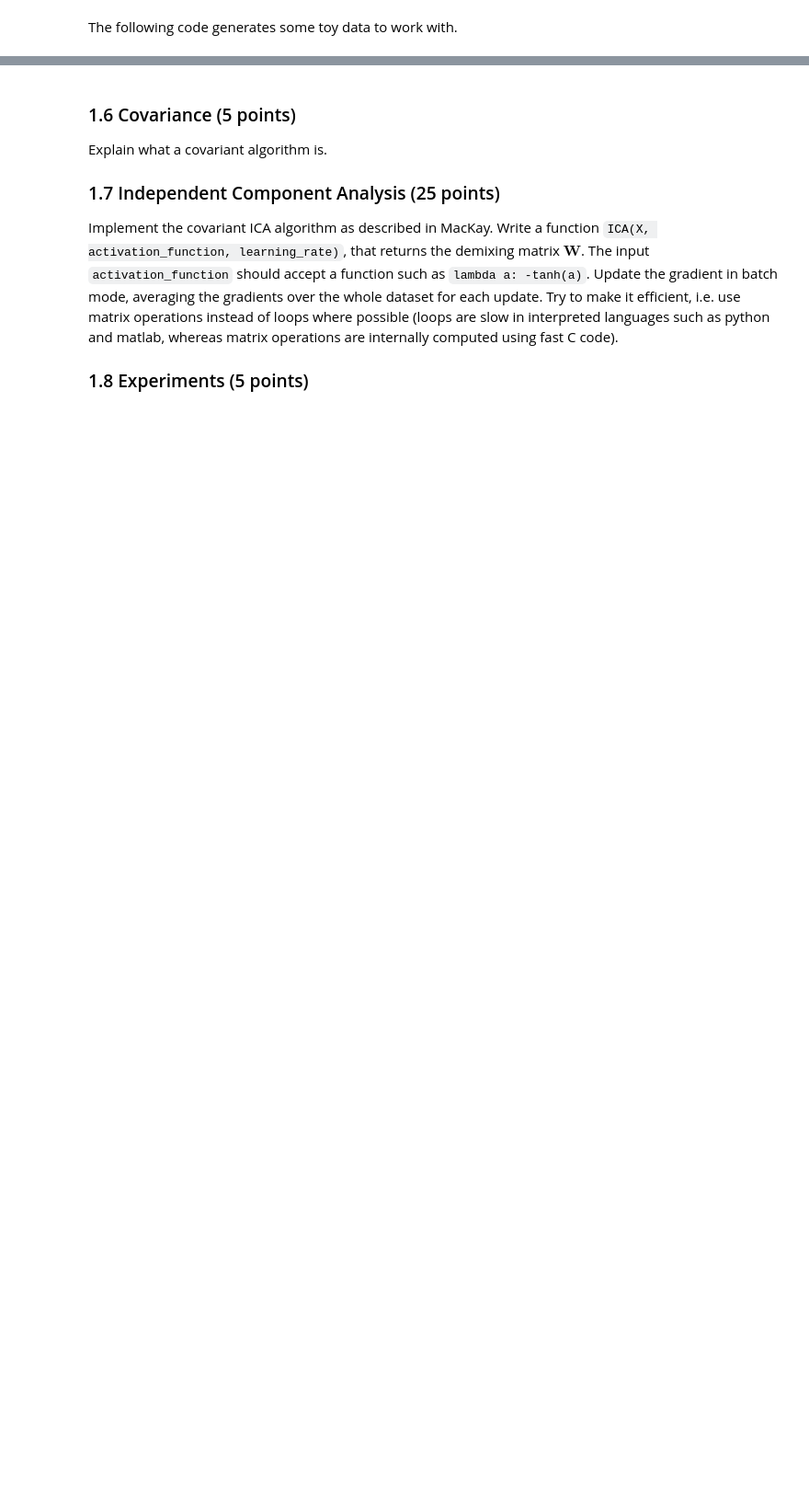
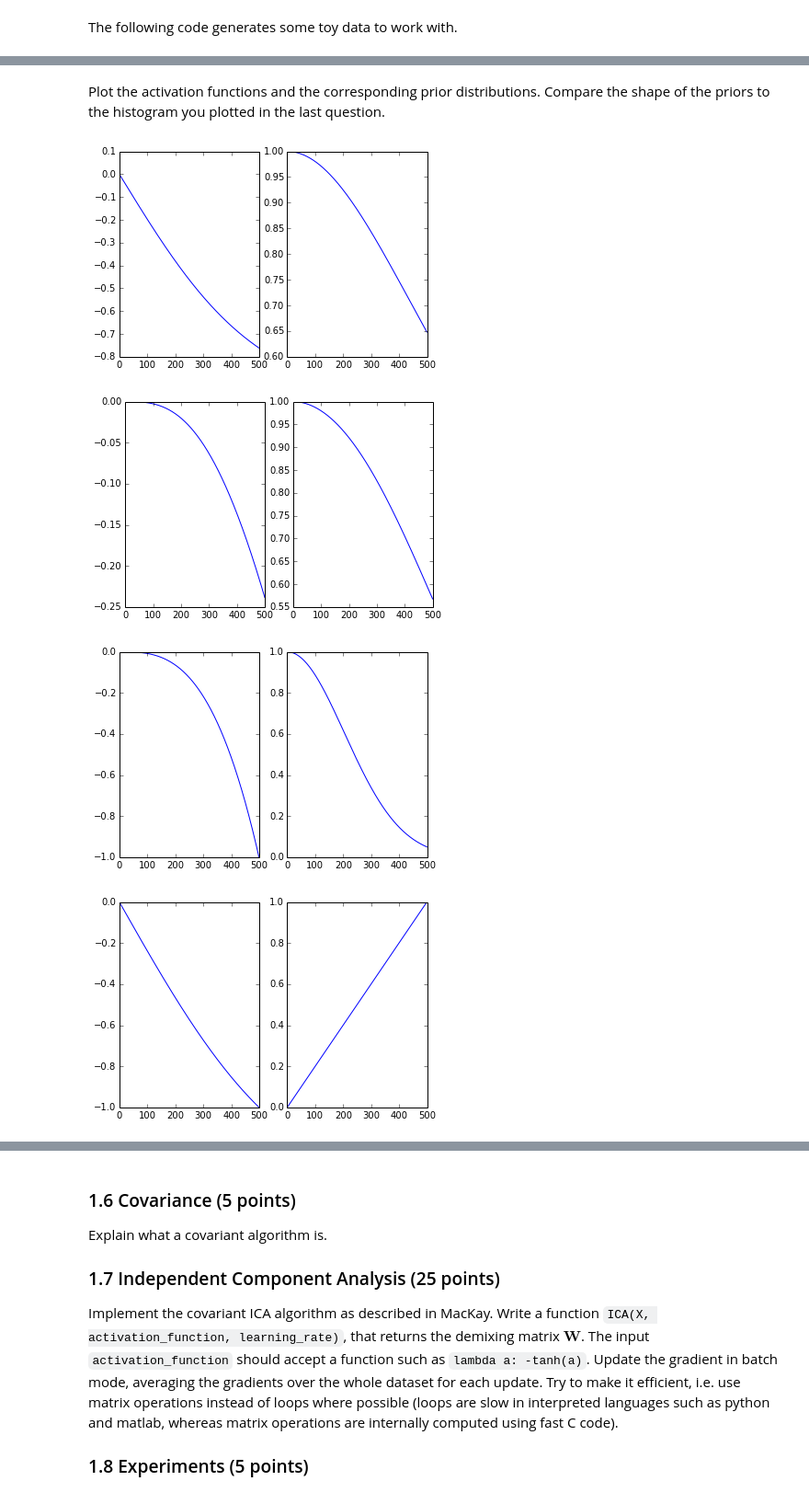
Before and after one commit to Vasileios-Charatsidis/machine-learning-2, a Jupyter notebook: lab1/lab1.ipynb, the cells around one changed output, grey strips where cells are left out. Shown at 92% size. Cells and saved outputs as stored; diff of their text form; code cells hidden in the pictures; blank space fills up the shorter version.

```diff
--- a/lab1/lab1.ipynb
+++ b/lab1/lab1.ipynb
@@ -113,0 +176,32 @@ ax = imshow(C, cmap='gray', interpolation='nearest')
+# %% [markdown]
+Plot the activation functions and the corresponding prior distributions. Compare the shape of the priors to the histogram you plotted in the last question.
+# %%
+activations = [
+    [ # activations
+        lambda a: -np.tanh(a),
+        lambda a: -a + np.tanh(a),
+        lambda a: -a ** 3,
+        lambda a: -(6 * a) / (a ** 2 + 5)
+    ],
+    [ # priors
+        lambda a: 1.0 / np.cosh(a),
+        lambda a: np.cosh(a) * (1.0 / (np.exp(a ** 2))),
+        lambda a: 1.0 / (np.exp(3 * a ** 2)),
+        lambda a: a  # TODO find prior...
+    ]
+]
+
+def plot_functions(functions, t):
+    for i in range(len(functions[0])):
+        figure()
+        plt.subplot(1, 2, 1)
+        plot(functions[0][i](t))
+        plt.subplot(1, 2, 2)
+        plot(functions[1][i](t))
+# %%
+plot_functions(activations, t)
+# %% [output]
+[figure, added]
+[figure, added]
+[figure, added]
+[figure, added]
```
Also changed, not shown: parts of 21 cells of this notebook.
